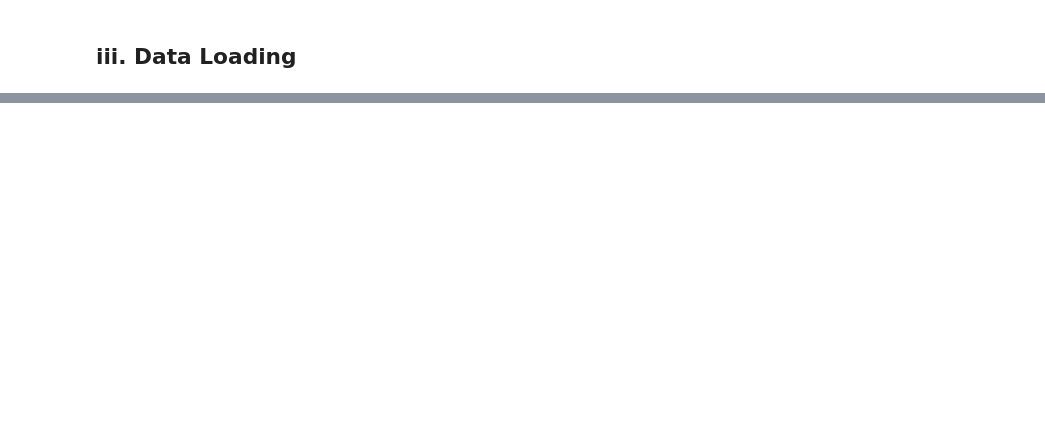
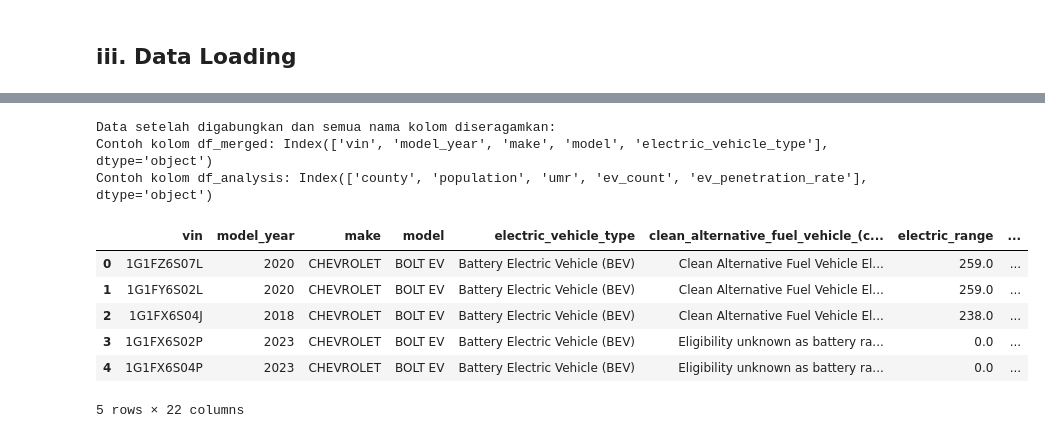
Before and after one commit to CODA-Assignment-Bay/final-project-coda-008-rmt-group-1, a Jupyter notebook: Data_analyst.ipynb, the cells around one changed output, grey strips where cells are left out. Saved outputs shown, nothing was run; the diff lists cells and outputs as text; code cells hidden in the pictures; blank space fills up the shorter version.

```diff
--- a/Data_analyst.ipynb
+++ b/Data_analyst.ipynb
@@ -359,0 +65,55 @@ Grafik pie chart ini menunjukkan pembagian pasar antara dua jenis utama kendaraa
+# %%
+# --- Pembersihan & Persiapan ---
+
+# Fungsi untuk menstandarkan nama kolom (lowercase, ganti spasi/titik dengan underscore)
+def standardize_columns(df):
+    df.columns = df.columns.str.lower().str.replace(' ', '_').str.replace('.', '')
+    return df
+
+# Standarkan semua DataFrame
+ev_df = standardize_columns(ev_df)
+harga_df = standardize_columns(harga_df)
+ump_df = standardize_columns(ump_df)
+populasi_df = standardize_columns(populasi_df)
+
+# Mengubah nama kolom spesifik agar seragam untuk merging
+ev_df.rename(columns={'model': 'model', 'county': 'county', 'vin_(1-10)': 'vin'}, inplace=True)
+harga_df.rename(columns={'price_2025': 'price'}, inplace=True)
+ump_df.rename(columns={'value': 'umr'}, inplace=True)
+populasi_df.rename(columns={'pop_2025': 'population'}, inplace=True)
+
+# Menyeragamkan format isi kolom 'county' untuk kunci gabungan
+ev_df['county'] = ev_df['county'].str.upper().str.strip()
+ump_df['county'] = ump_df['county'].str.upper().str.strip()
+populasi_df['county'] = populasi_df['county'].str.upper().str.strip()
+
+# --- Menggabungkan Data (Merging) ---
+df_merged = pd.merge(ev_df, harga_df, on='model', how='inner')
+df_merged = pd.merge(df_merged, populasi_df, on='county', how='left')
+df_merged = pd.merge(df_merged, ump_df, on='county', how='left')
+df_merged.dropna(inplace=True)
+
+# --- Feature Engineering ---
+ev_count_per_county = df_merged.groupby('county').size().reset_index(name='ev_count')
+df_analysis = pd.merge(populasi_df, ump_df, on='county', how='inner')
+df_analysis = pd.merge(df_analysis, ev_count_per_county, on='county', how='left')
+df_analysis['ev_count'] = df_analysis['ev_count'].fillna(0)
+df_analysis['ev_penetration_rate'] = (df_analysis['ev_count'] / df_analysis['population']) * 1000
+
+print("Data setelah digabungkan dan semua nama kolom diseragamkan:")
+print("Contoh kolom df_merged:", df_merged.columns[:5])
+print("Contoh kolom df_analysis:", df_analysis.columns[:5])
+# %% [output]
+Data setelah digabungkan dan semua nama kolom diseragamkan:
+Contoh kolom df_merged: Index(['vin', 'model_year', 'make', 'model', 'electric_vehicle_type'], dtype='object')
+Contoh kolom df_analysis: Index(['county', 'population', 'umr', 'ev_count', 'ev_penetration_rate'], dtype='object')
+# %%
+df_merged.head()
+# %% [output]
+|  | vin | model_year | make | model | electric_vehicle_type | clean_alternative_fuel_vehicle_(c... | electric_range | ... |
+| 0 | 1G1FZ6S07L | 2020 | CHEVROLET | BOLT EV | Battery Electric Vehicle (BEV) | Clean Alternative Fuel Vehicle El... | 259.0 | ... |
+| 1 | 1G1FY6S02L | 2020 | CHEVROLET | BOLT EV | Battery Electric Vehicle (BEV) | Clean Alternative Fuel Vehicle El... | 259.0 | ... |
+| 2 | 1G1FX6S04J | 2018 | CHEVROLET | BOLT EV | Battery Electric Vehicle (BEV) | Clean Alternative Fuel Vehicle El... | 238.0 | ... |
+| 3 | 1G1FX6S02P | 2023 | CHEVROLET | BOLT EV | Battery Electric Vehicle (BEV) | Eligibility unknown as battery ra... | 0.0 | ... |
+| 4 | 1G1FX6S04P | 2023 | CHEVROLET | BOLT EV | Battery Electric Vehicle (BEV) | Eligibility unknown as battery ra... | 0.0 | ... |
+5 rows × 22 columns
```
Also changed, not shown: parts of 47 cells of this notebook, 5 other files.
